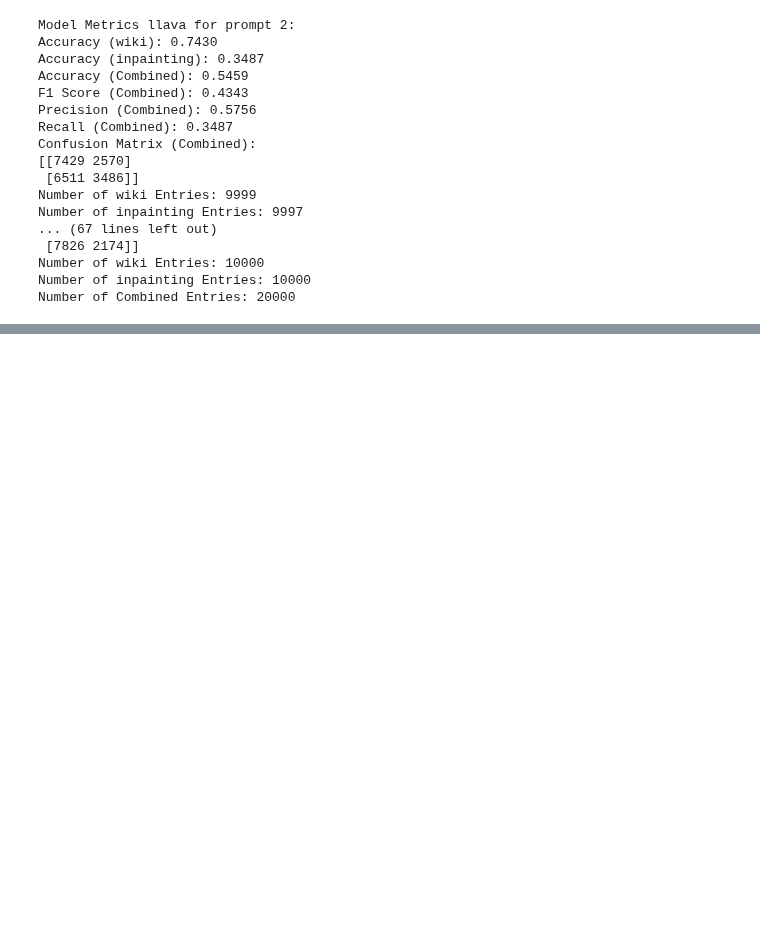
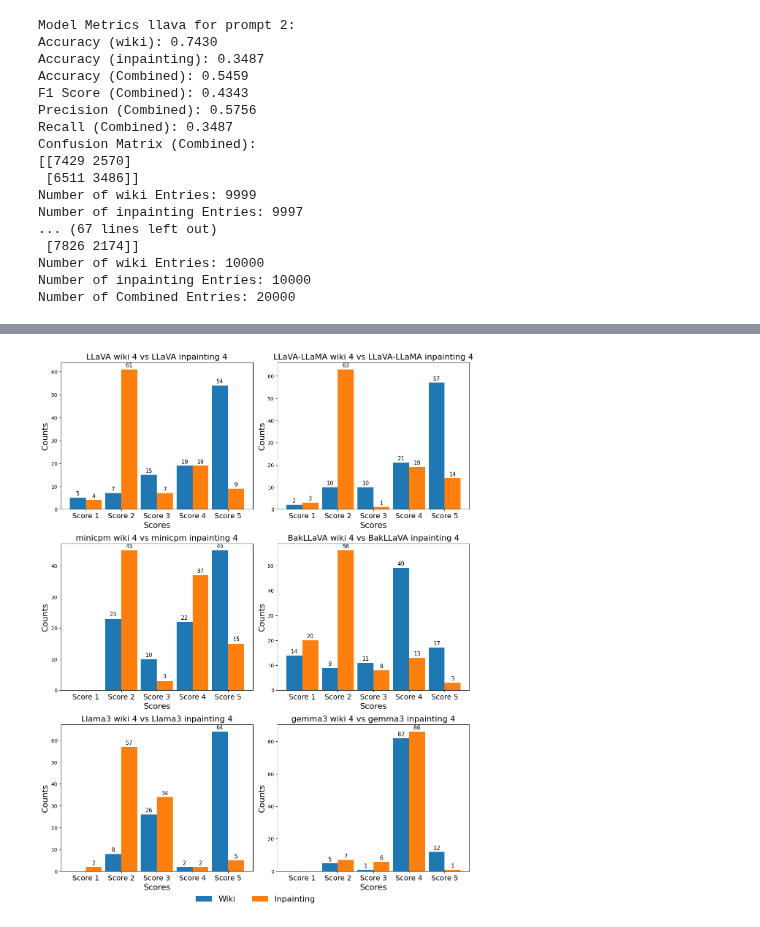
Before and after one commit to santiagoposse/Assessing-LMMs-Capabilities-at-Detecting-Deepfakes, a Jupyter notebook: metrics.ipynb, the cells around one changed output, grey strips where cells are left out. Drawn from its saved outputs; the diff is of its cells as text; code cells hidden in the pictures; blank space fills up the shorter version.

```diff
--- a/metrics.ipynb
+++ b/metrics.ipynb
@@ -357,0 +366,5 @@ plt.show()
+# %%
+prompt_4_distribution_file = 'scoring/score_distribution_non_combined_columns_4.csv'
+create_separate_graphs(prompt_4_distribution_file)
+# %% [output]
+[figure, added]
```
Also changed, not shown: parts of 9 cells of this notebook, 1 other file.
